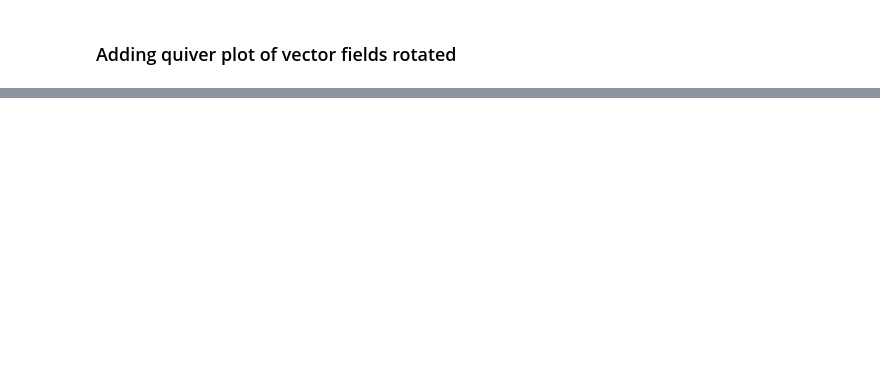
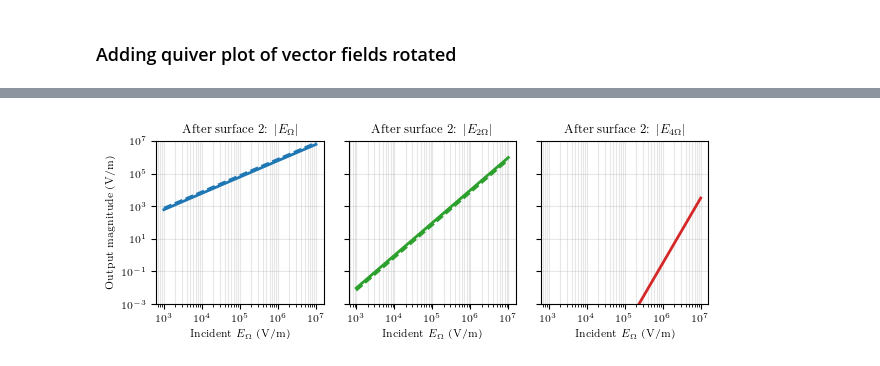
Before and after one commit to OlesMatsyshyn/Quantum-Material-Enhanced-Learning, a Jupyter notebook: Conductivities_with_filter_plotting.ipynb, the cells around one changed output, grey strips where cells are left out. Saved outputs shown, nothing was run; the diff lists cells and outputs as text; code cells hidden in the pictures; blank space fills up the shorter version.

```diff
--- a/Conductivities_with_filter_plotting.ipynb
+++ b/Conductivities_with_filter_plotting.ipynb
@@ -882,0 +1102,39 @@ plt.show()
+# %%
+import matplotlib.pyplot as plt
+import matplotlib as mpl
+
+
+fig, axes = plt.subplots(1, 3, figsize=(3.45*2, 2.4), sharey=True)
+font = {'size' : 7.5}
+mpl.rc('font', **font)
+mpl.rc('text', usetex=True)
+mpl.rc('font', **font)
+mpl.rc('font', family='serif', serif=['Computer Modern Roman'])
+plt.subplots_adjust(left=0.17, right=0.97, top=0.85, bottom=0.17,
+                    wspace=0.15, hspace=0.15)
+
+
+axes[0].plot(E1_in_vals_2surf, omega_out_norm, lw=2, color='tab:blue')
+axes[0].plot(E1_in_vals_2surf, omega_after_s1_norm, lw=1.6, ls='--', color='tab:blue')
+axes[1].plot(E1_in_vals_2surf, twoomega_out_norm, lw=2, color='tab:green')
+axes[1].plot(E1_in_vals_2surf, twoomega_after_s1_norm, lw=1.6, ls='--', color='tab:green')
+axes[2].plot(E1_in_vals_2surf, fouromega_out_norm, lw=2, color='tab:red')
+
+axes[0].set_title(r'After surface 2: $|E_{\Omega}|$')
+axes[1].set_title(r'After surface 2: $|E_{2\Omega}|$')
+axes[2].set_title(r'After surface 2: $|E_{4\Omega}|$')
+
+for ax in axes:
+    ax.set_xlabel(r'Incident $E_{\Omega}$ (V/m)')
+    ax.set_xscale('log')
+    ax.set_yscale('log')
+    ax.grid(True, which='both', alpha=0.3)
+
+axes[0].set_ylim(1e-3, 1e7)
+axes[0].set_ylabel(r'Output magnitude (V/m)')
+
+#plt.tight_layout()
+plt.savefig('transmission_amplitude_plots_2_surf_device_test.pdf')
+plt.show()
+# %% [output]
+[figure, added]
```
Also changed, not shown: parts of 9 cells of this notebook, 3 other files.
